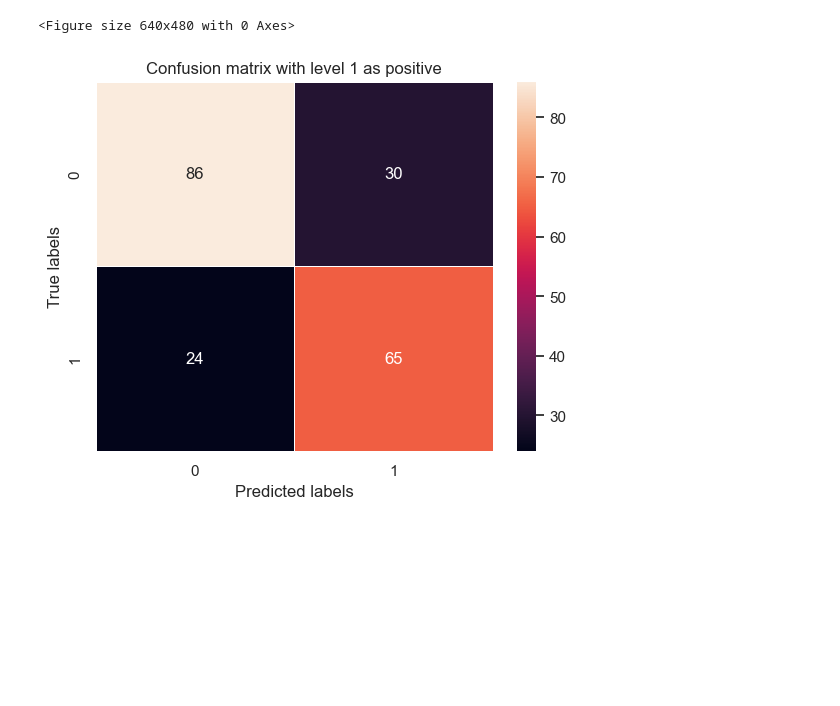
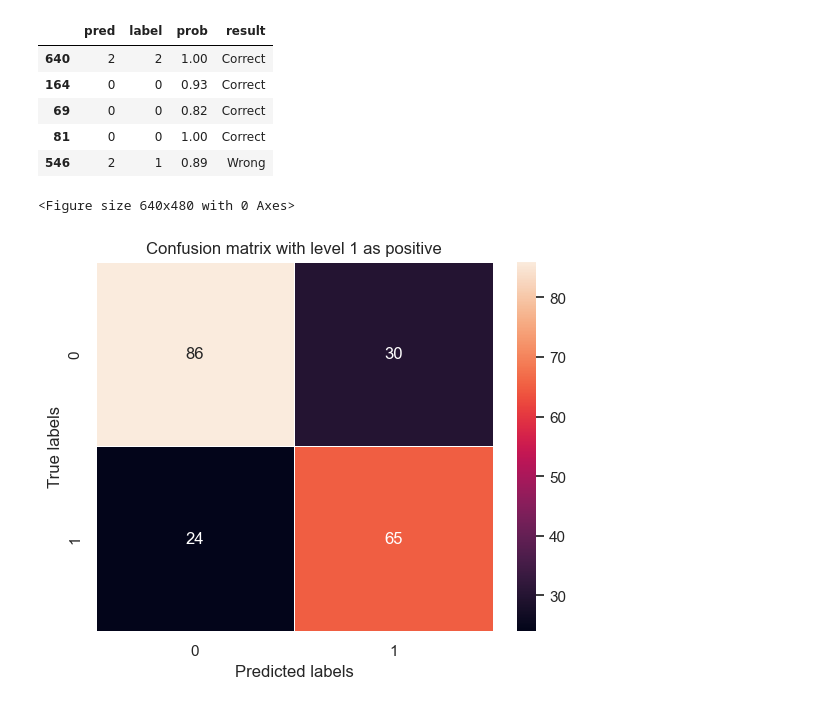
Before and after one commit to huynhngoc/cubiai, a Jupyter notebook: sunniva/Check_results_multi.ipynb, the cells around one changed output. Drawn from its saved outputs; the diff is of its cells as text; code cells hidden in the pictures; blank space fills up the shorter version.

Commit message:
updated result analyses

```diff
--- a/sunniva/Check_results_multi.ipynb
+++ b/sunniva/Check_results_multi.ipynb
@@ -126,6 +126,15 @@ df_wrong = df[df.result=='Wrong']
 # %%
 images, ds = image_extraction('//nmbu.no/Research/Project/CubiAI/preprocess/datasets/800_level_3.h5')
 df = test_result_extraction('prediction11835987.h5')
+# %%
+df.head()
+# %% [output]
+|  | pred | label | prob | result |
+| 640 | 2 | 2 | 1.00 | Correct |
+| 164 | 0 | 0 | 0.93 | Correct |
+| 69 | 0 | 0 | 0.82 | Correct |
+| 81 | 0 | 0 | 1.00 | Correct |
+| 546 | 2 | 1 | 0.89 | Wrong |
 # %%
 l=check_wrong(df,show_images=False, original_dataset=ds,images=images)
 # %% [output]
```
Also changed, not shown: 2 other files.
